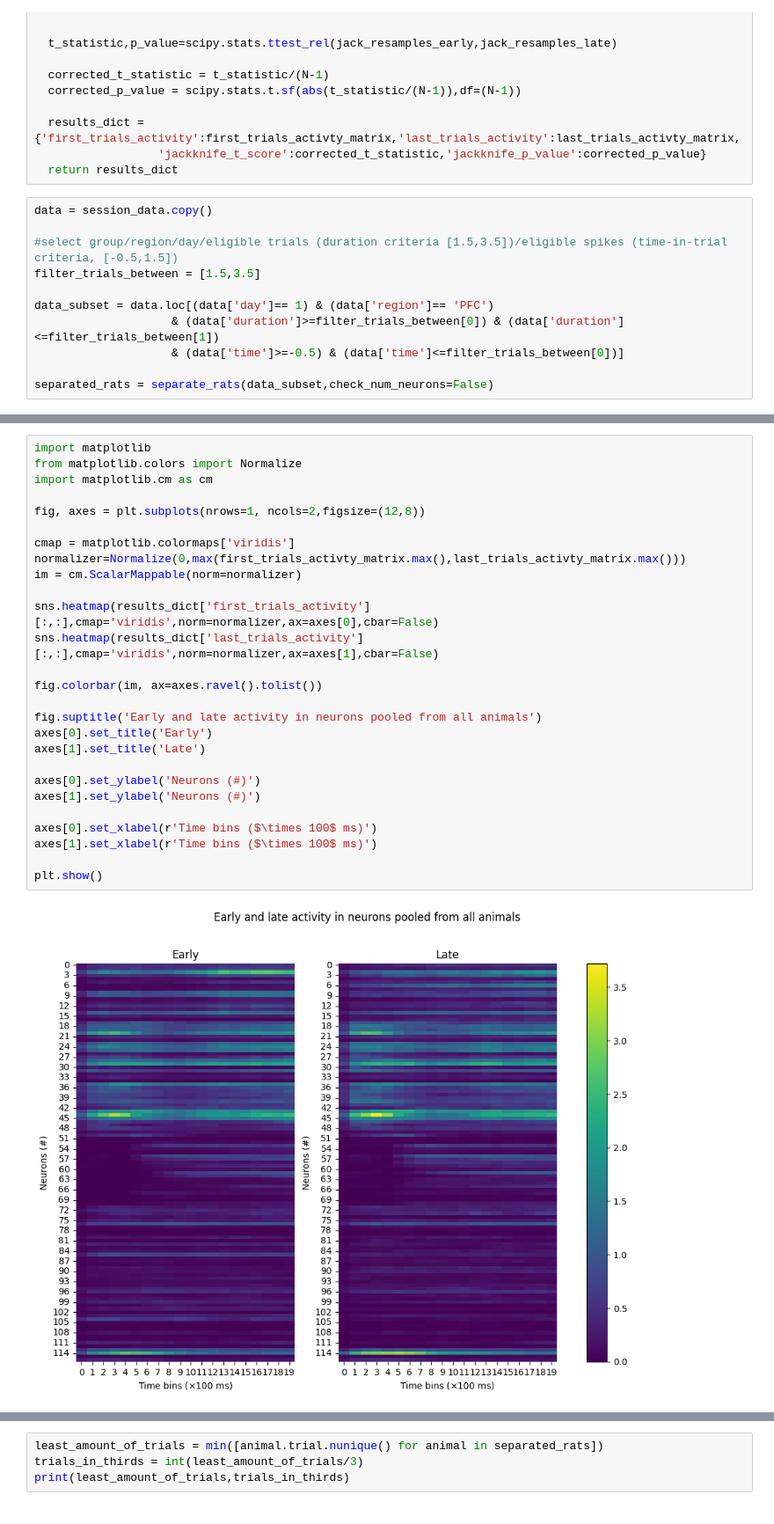
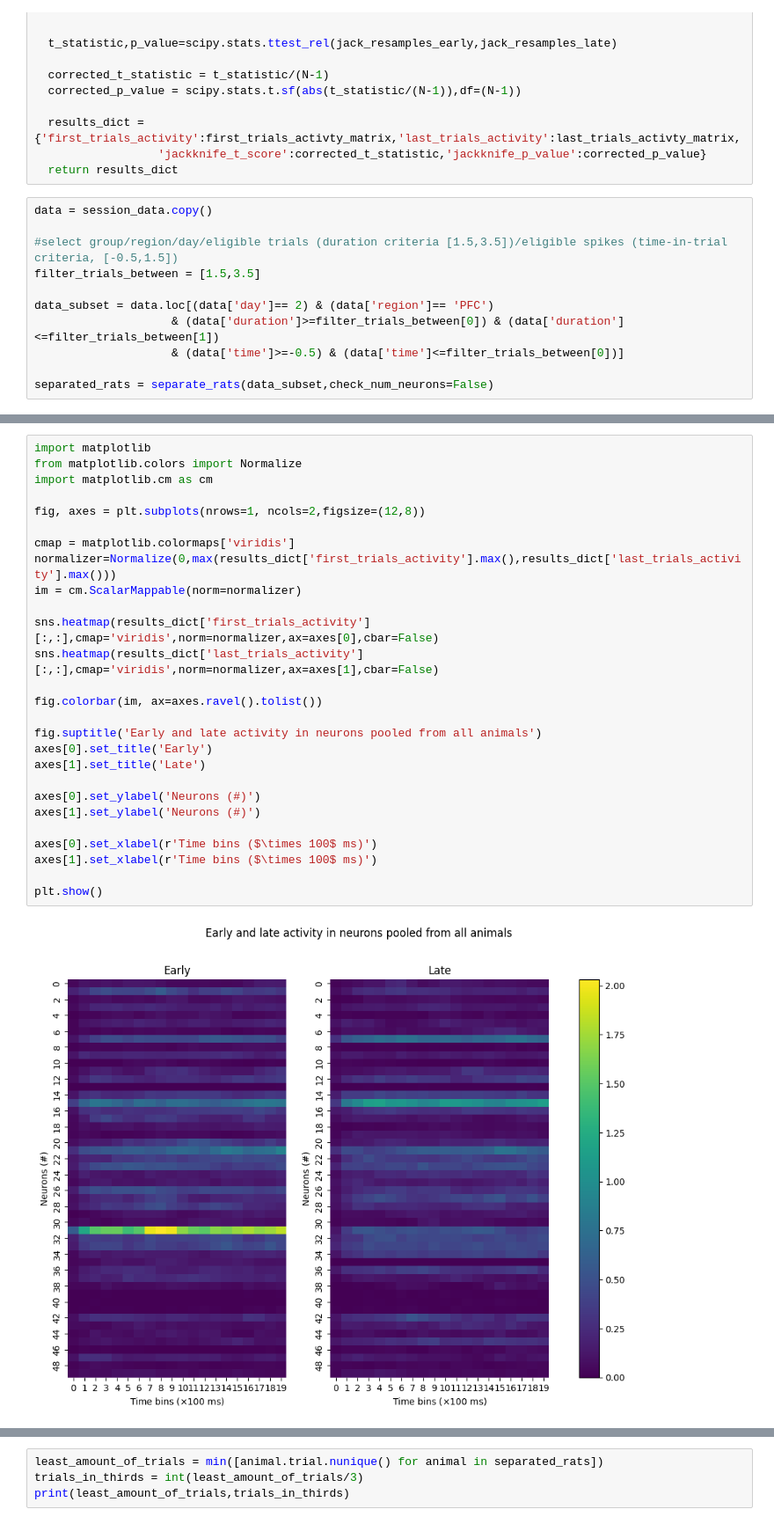
Before and after one commit to lfernandof/lfp_signals_analysis, a Jupyter notebook: participation_ratio_analysis.ipynb, the cells around one changed output, grey strips where cells are left out. Shown at 88% size. Drawn from its saved outputs; the diff is of its cells as text.

```diff
--- a/participation_ratio_analysis.ipynb
+++ b/participation_ratio_analysis.ipynb
@@ -1004,7 +1038,7 @@ data = session_data.copy()
 #select group/region/day/eligible trials (duration criteria [1.5,3.5])/eligible spikes (time-in-trial criteria, [-0.5,1.5])
 filter_trials_between = [1.5,3.5]
 
-data_subset = data.loc[(data['day']== 1) & (data['region']== 'PFC')
+data_subset = data.loc[(data['day']== 2) & (data['region']== 'PFC')
                     & (data['duration']>=filter_trials_between[0]) & (data['duration']<=filter_trials_between[1])
                     & (data['time']>=-0.5) & (data['time']<=filter_trials_between[0])]
 
@@ -1054,29 +1060,29 @@ results_dict
 # %%
 import matplotlib
 from matplotlib.colors import Normalize
 import matplotlib.cm as cm
 
 fig, axes = plt.subplots(nrows=1, ncols=2,figsize=(12,8))
 
 cmap = matplotlib.colormaps['viridis']
-normalizer=Normalize(0,max(first_trials_activty_matrix.max(),last_trials_activty_matrix.max()))
+normalizer=Normalize(0,max(results_dict['first_trials_activity'].max(),results_dict['last_trials_activity'].max()))
 im = cm.ScalarMappable(norm=normalizer)
 
 sns.heatmap(results_dict['first_trials_activity'][:,:],cmap='viridis',norm=normalizer,ax=axes[0],cbar=False)
 sns.heatmap(results_dict['last_trials_activity'][:,:],cmap='viridis',norm=normalizer,ax=axes[1],cbar=False)
 
 fig.colorbar(im, ax=axes.ravel().tolist())
 
 fig.suptitle('Early and late activity in neurons pooled from all animals')
 axes[0].set_title('Early')
 axes[1].set_title('Late')
 
 axes[0].set_ylabel('Neurons (#)')
 axes[1].set_ylabel('Neurons (#)')
 
 axes[0].set_xlabel(r'Time bins ($\times 100$ ms)')
 axes[1].set_xlabel(r'Time bins ($\times 100$ ms)')
 
 plt.show()
 # %% [output]
-[figure, old version]
+[figure, new version]
```
Also changed, not shown: parts of 84 cells of this notebook.
